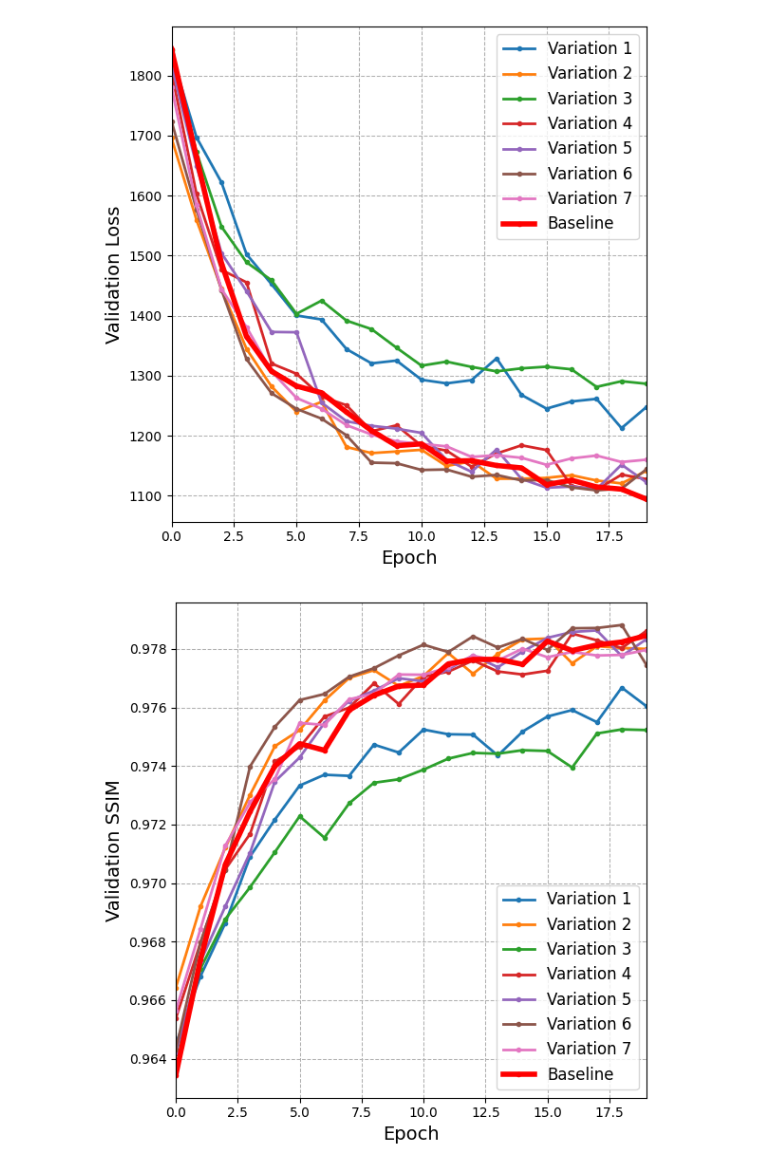
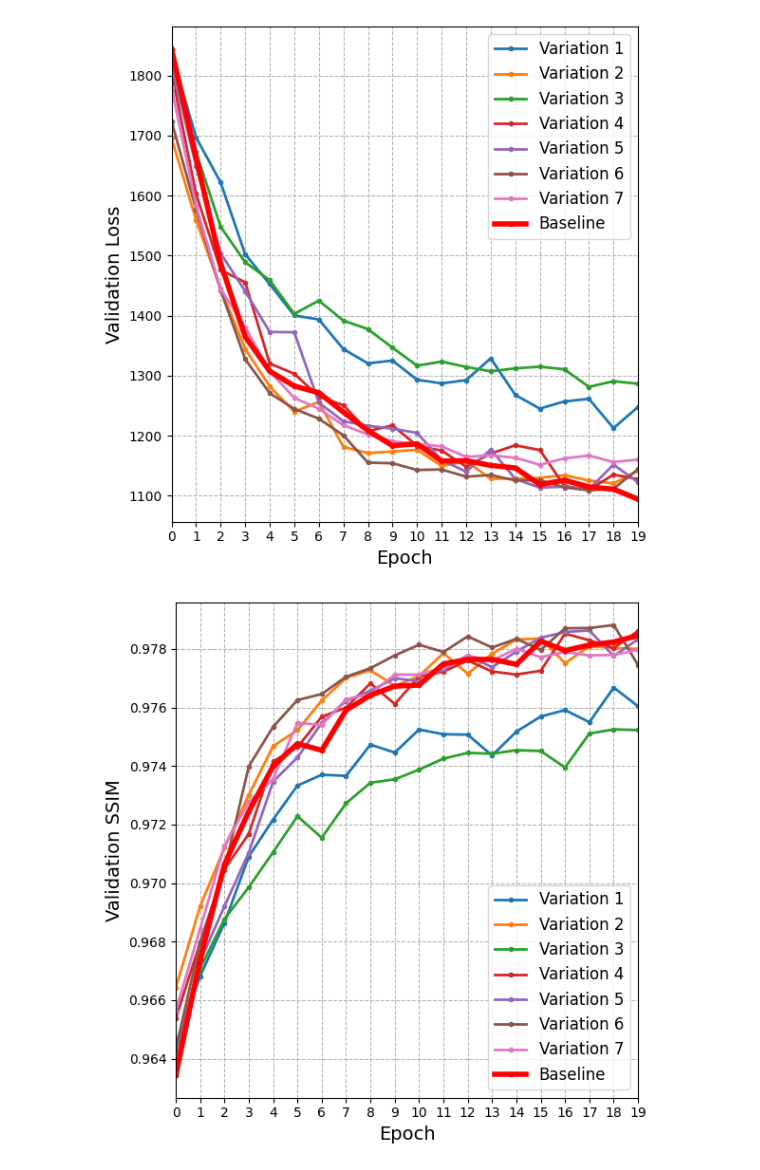
Before and after one commit to tum-esm/inventory-embeddings, a Jupyter notebook: notebooks/visualizations/plot_architecture_search.ipynb, the cells around one changed output. Cells and saved outputs as stored; diff of their text form; code cells hidden in the pictures.

Commit message:
Fixes X Ticks in Architecture Search Plot

```diff
--- a/notebooks/visualizations/plot_architecture_search.ipynb
+++ b/notebooks/visualizations/plot_architecture_search.ipynb
@@ -42,8 +43,8 @@ for variation, display_name in variation_to_display_name.items():
     ax.plot(loss_data["epoch"], data, label=display_name, linewidth=PLOT_LINE_OPTIONS["linewidth"], marker=".")
 
 ax.plot(loss_data["epoch"], loss_data["baseline - val_loss"], label="Baseline", linewidth=2 * PLOT_LINE_OPTIONS["linewidth"], marker=".", color="red")
-
 plt.xlim(loss_data["epoch"][0], loss_data["epoch"][-1])
+plt.xticks(loss_data["epoch"])
 plt.xlabel("Epoch", fontsize=LABEL_FONT_SIZE)
 plt.ylabel("Validation Loss", fontsize=LABEL_FONT_SIZE)
 plt.legend(loc="best", fontsize=LEGEND_FONT_SIZE)
@@ -52,23 +53,24 @@ plt.grid(True, which="both", ls="--", linewidth=GRID_LINE_WIDTH)
 plt.tight_layout()
 plt.savefig(target_plot_path / f"architecture_search_loss.eps", format="eps", bbox_inches="tight")
 # %% [output]
-[figure, old version]
+[figure, new version]
 # %%
 _, ax = plt.subplots(figsize=(PLOT_WIDTH, PLOT_HEIGHT))
 
 for variation, display_name in variation_to_display_name.items():
     data = ssim_data[f"{variation} - val_ssim"]
     ax.plot(ssim_data["epoch"], data, label=display_name, linewidth=PLOT_LINE_OPTIONS["linewidth"], marker=".")
 
 ax.plot(ssim_data["epoch"], ssim_data["baseline - val_ssim"], label="Baseline", linewidth=2 * PLOT_LINE_OPTIONS["linewidth"], marker=".", color="red")
 
 plt.xlim(ssim_data["epoch"][0], ssim_data["epoch"][-1])
+plt.xticks(loss_data["epoch"])
 plt.xlabel("Epoch", fontsize=LABEL_FONT_SIZE)
 plt.ylabel("Validation SSIM", fontsize=LABEL_FONT_SIZE)
 plt.legend(loc="best", fontsize=LEGEND_FONT_SIZE)
 plt.grid(True, which="both", ls="--", linewidth=GRID_LINE_WIDTH)
 
 plt.tight_layout()
 plt.savefig(target_plot_path / f"architecture_search_ssim.eps", format="eps", bbox_inches="tight")
 # %% [output]
-[figure, old version]
+[figure, new version]
```
Also changed, not shown: parts of 1 cell of this notebook.
